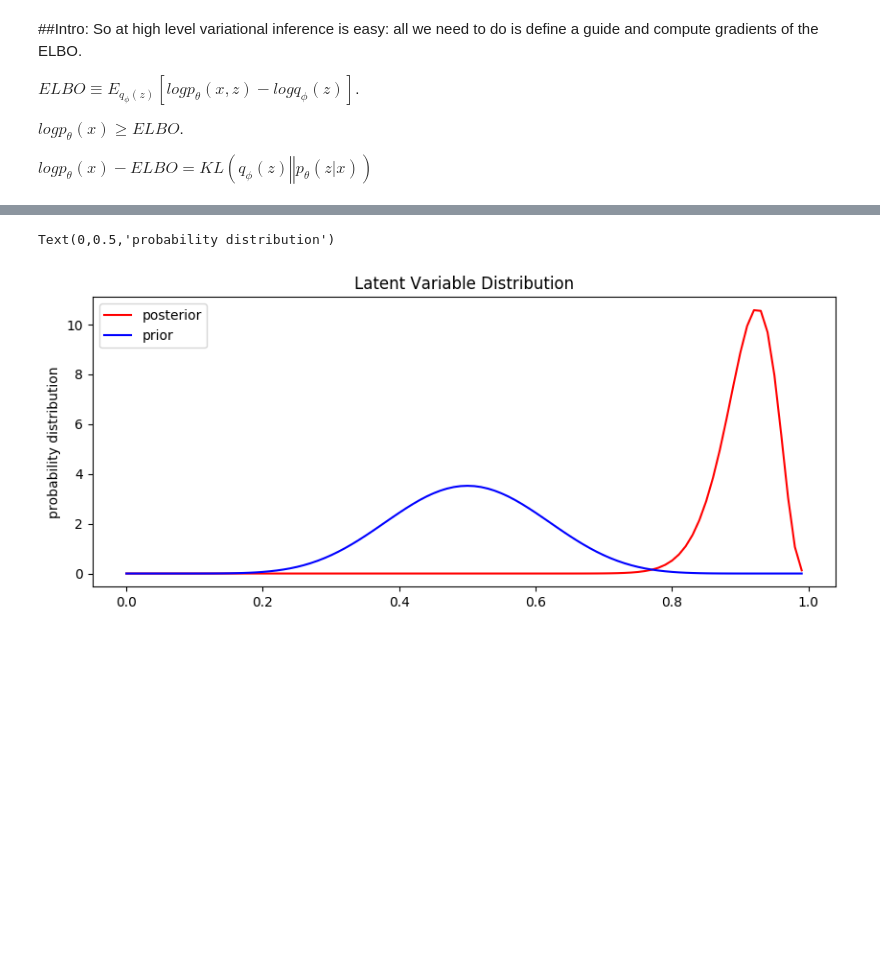
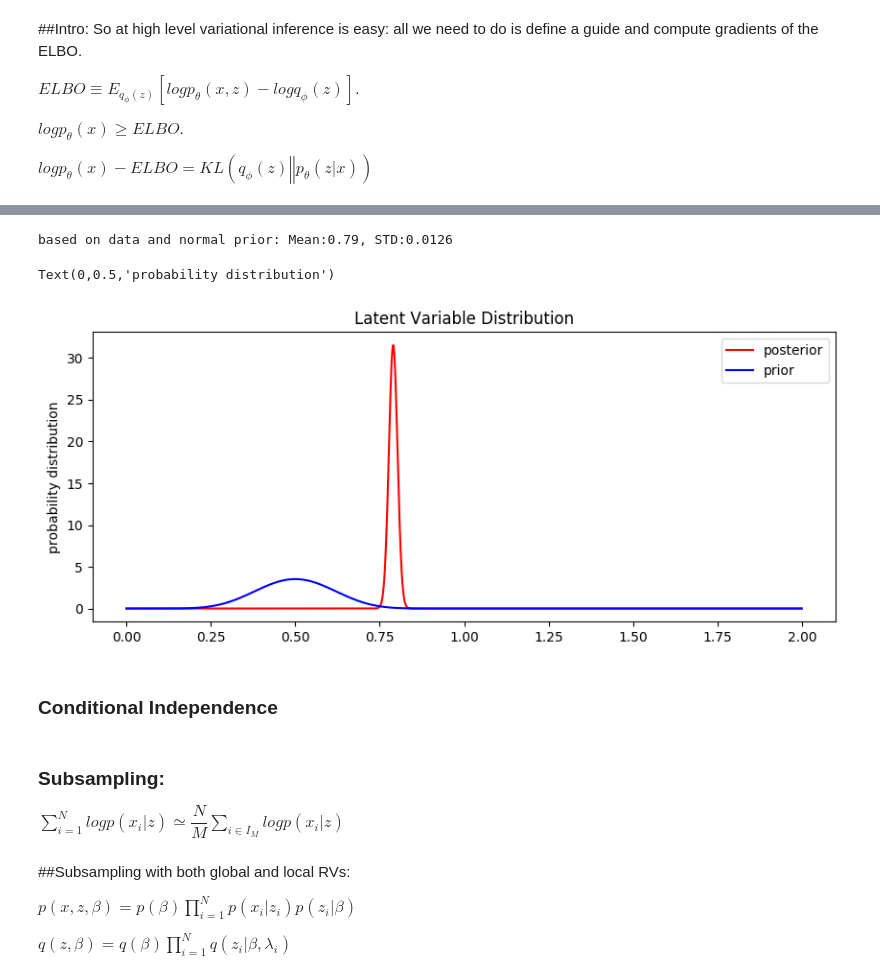
Before and after one commit to maxsonate/probabilisticModeling, a Jupyter notebook: examples/Variational Inference.ipynb, the cells around one changed output, grey strips where cells are left out. Drawn from its saved outputs; the diff is of its cells as text; code cells hidden in the pictures; blank space fills up the shorter version.

Commit message:
subsampling

```diff
--- a/examples/Variational Inference.ipynb
+++ b/examples/Variational Inference.ipynb
@@ -84,15 +99,22 @@ posterior_samples = posterior.sample(sample_shape = (1000,))
+# %%
+#for normal distribution:
+print('based on data and normal prior: Mean:{0:.3}, STD:{1:.3}'.format(alpha_q, beta_q))
+# %% [output]
+based on data and normal prior: Mean:0.79, STD:0.0126
 # %%
 #plot distributions:
-X = np.arange(0,1,0.01)
+X = np.arange(0,2,0.001)
 Prior = scipy.stats.beta.pdf(X, 10, 10)
-Posterior = scipy.stats.beta.pdf(X, alpha_q, beta_q)
+Posterior = scipy.stats.norm.pdf(X, alpha_q, beta_q)
 
 pyplot.figure(figsize=(10, 4), dpi=100).set_facecolor('white')
 pyplot.plot(X, Posterior, 'r-', label= 'posterior')
 pyplot.plot(X, Prior, 'b-', label = 'prior')
 pyplot.legend(loc='best')
 pyplot.title('Latent Variable Distribution')
 pyplot.ylabel('probability distribution')
 # %% [output]
 Text(0,0.5,'probability distribution')
-[figure, old version]
+[figure, new version]
+# %% [markdown]
+### Conditional Independence
@@ -98,0 +135,3 @@ Text(0,0.5,'probability distribution')
+# %% [markdown]
+### Subsampling:
+$\sum_{i=1}^{N}logp(x_{i} | z) \simeq \dfrac{N}{M} \sum_{i \in I_{M}} logp(x_{i} | z) $
@@ -98,0 +154,6 @@ Text(0,0.5,'probability distribution')
+# %% [markdown]
+##Subsampling with both global and local RVs:
+
+$p(x,z,\beta) = p(\beta) \prod_{i=1}^{N}p(x_{i}|z_{i})p(z_{i}|\beta)$
+
+$q(z,\beta)=q(\beta)\prod_{i=1}^{N}q(z_{i}|\beta,\lambda_{i})$
```
Also changed, not shown: parts of 10 cells of this notebook.
